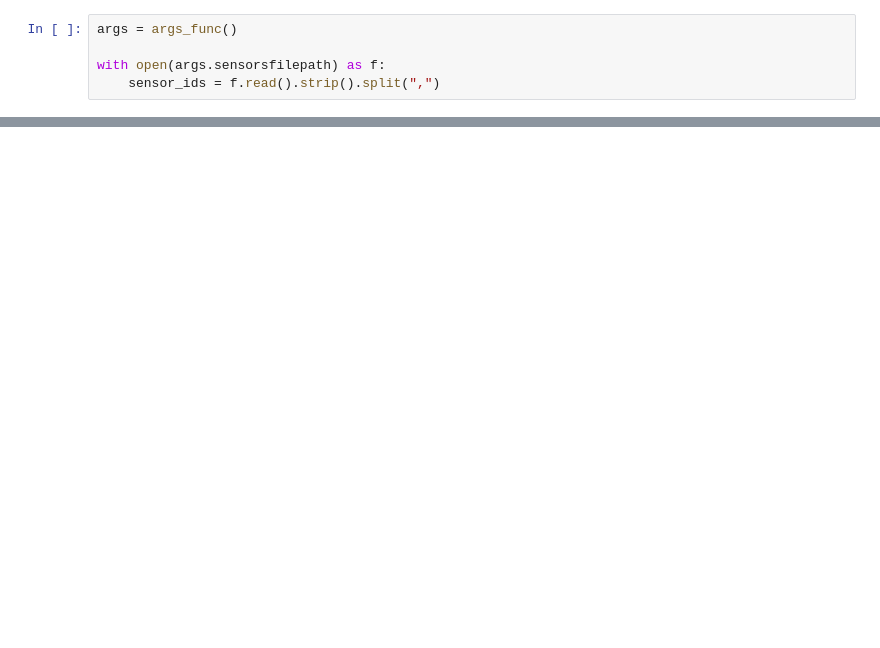
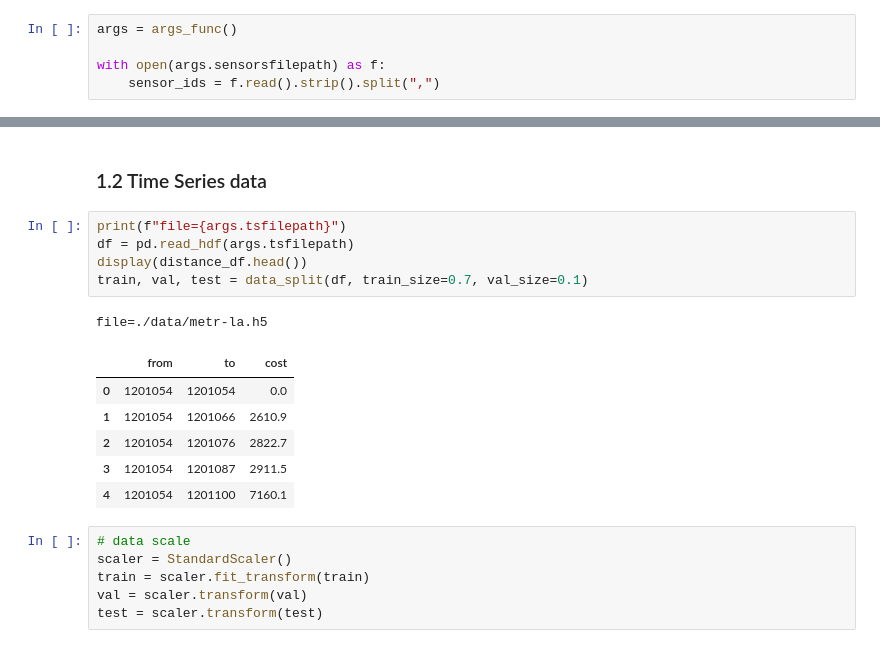
Before and after one commit to scchy/PaperWithCode-burningGPU, a Jupyter notebook: STGCN/code/train.ipynb, the cells around one changed output, grey strips where cells are left out. Drawn from its saved outputs; the diff is of its cells as text; blank space fills up the shorter version.

```diff
--- a/STGCN/code/train.ipynb
+++ b/STGCN/code/train.ipynb
@@ -34,0 +62,21 @@ load_data(args.tsfilepath, len_train, len_val)
+# %% [markdown]
+### 1.2 Time Series data
+# %%
+print(f"file={args.tsfilepath}")
+df = pd.read_hdf(args.tsfilepath)
+display(distance_df.head())
+train, val, test = data_split(df, train_size=0.7, val_size=0.1)
+# %% [output]
+file=./data/metr-la.h5
+|  | from | to | cost |
+| 0 | 1201054 | 1201054 | 0.0 |
+| 1 | 1201054 | 1201066 | 2610.9 |
+| 2 | 1201054 | 1201076 | 2822.7 |
+| 3 | 1201054 | 1201087 | 2911.5 |
+| 4 | 1201054 | 1201100 | 7160.1 |
+# %%
+# data scale
+scaler = StandardScaler()
+train = scaler.fit_transform(train)
+val = scaler.transform(val)
+test = scaler.transform(test)
```
Also changed, not shown: parts of 15 cells of this notebook, 5 other files.
